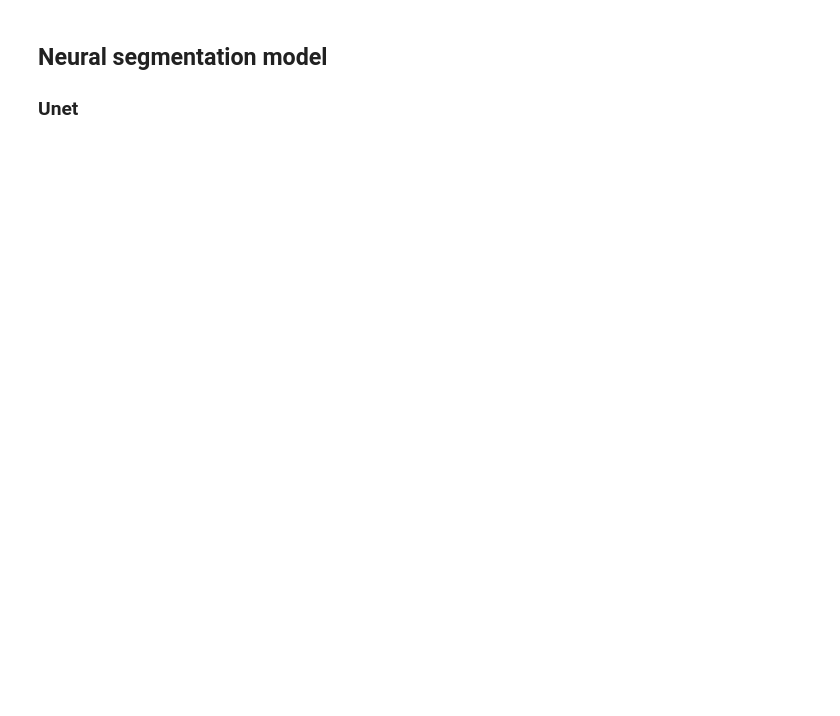
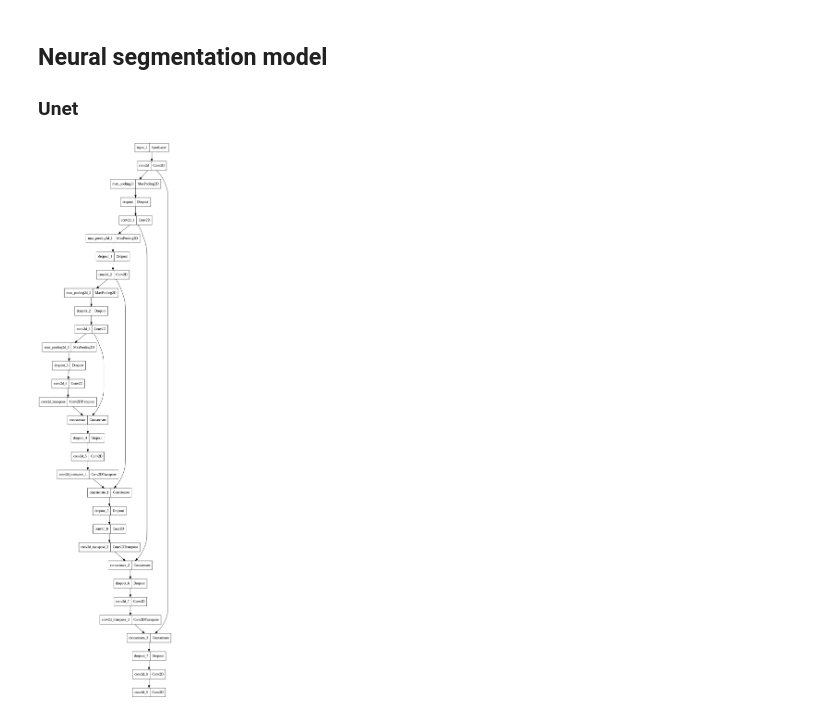
Before and after one commit to mhawryluk/pets-image-segmentation, a Jupyter notebook: segmentation.ipynb, the cells around one changed output. Drawn from its saved outputs; the diff is of its cells as text; code cells hidden in the pictures; blank space fills up the shorter version.

Commit message:
Finish basic unet model

```diff
--- a/segmentation.ipynb
+++ b/segmentation.ipynb
@@ -127,3 +150,7 @@ model.compile(
+# %%
+utils.plot_model(model)
+# %% [output]
+[figure, added]
 # %%
 epochs = 20
 
```
Also changed, not shown: parts of 28 cells of this notebook.
